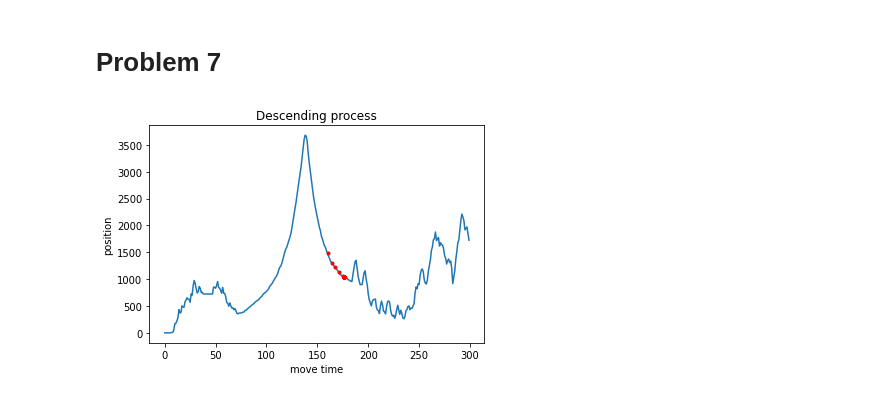
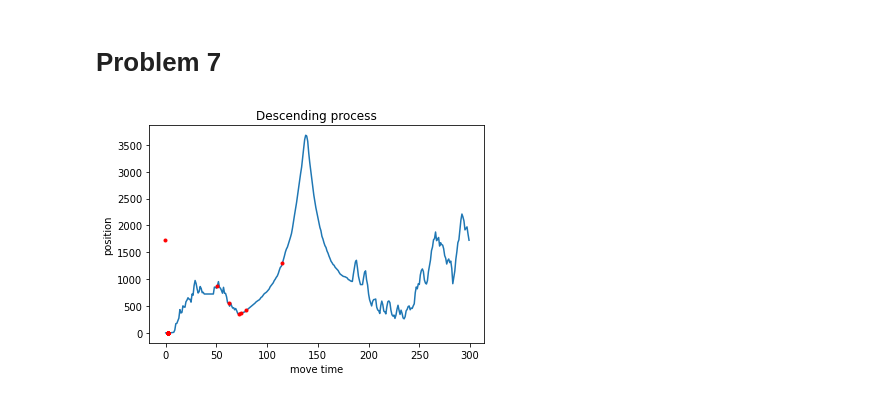
Before and after one commit to NguyenThienAn0610/diveintocode-ml, a Jupyter notebook: Week2/Assignment 2 [A question of going down Mt. Fuji].ipynb, the cells around one changed output. Cells and saved outputs as stored; diff of their text form; code cells hidden in the pictures.

```diff
--- a/Week2/Assignment 2 [A question of going down Mt. Fuji].ipynb
+++ b/Week2/Assignment 2 [A question of going down Mt. Fuji].ipynb
@@ -87,9 +87,9 @@ plt.show()
 # %%
 plt.xlabel("move time")
 plt.ylabel("position")
 plt.title("Descending process")
 plt.plot(point_num, elevation)
-plt.plot(goes_down_mountain(142, 0.1), [elevation[i] for i in goes_down_mountain(142, 0.1)],'r.')
+plt.plot(goes_down_mountain(142, 1), [elevation[i] for i in goes_down_mountain(142, 1)],'r.')
 plt.show()
 # %% [output]
-[figure, old version]
+[figure, new version]
```
